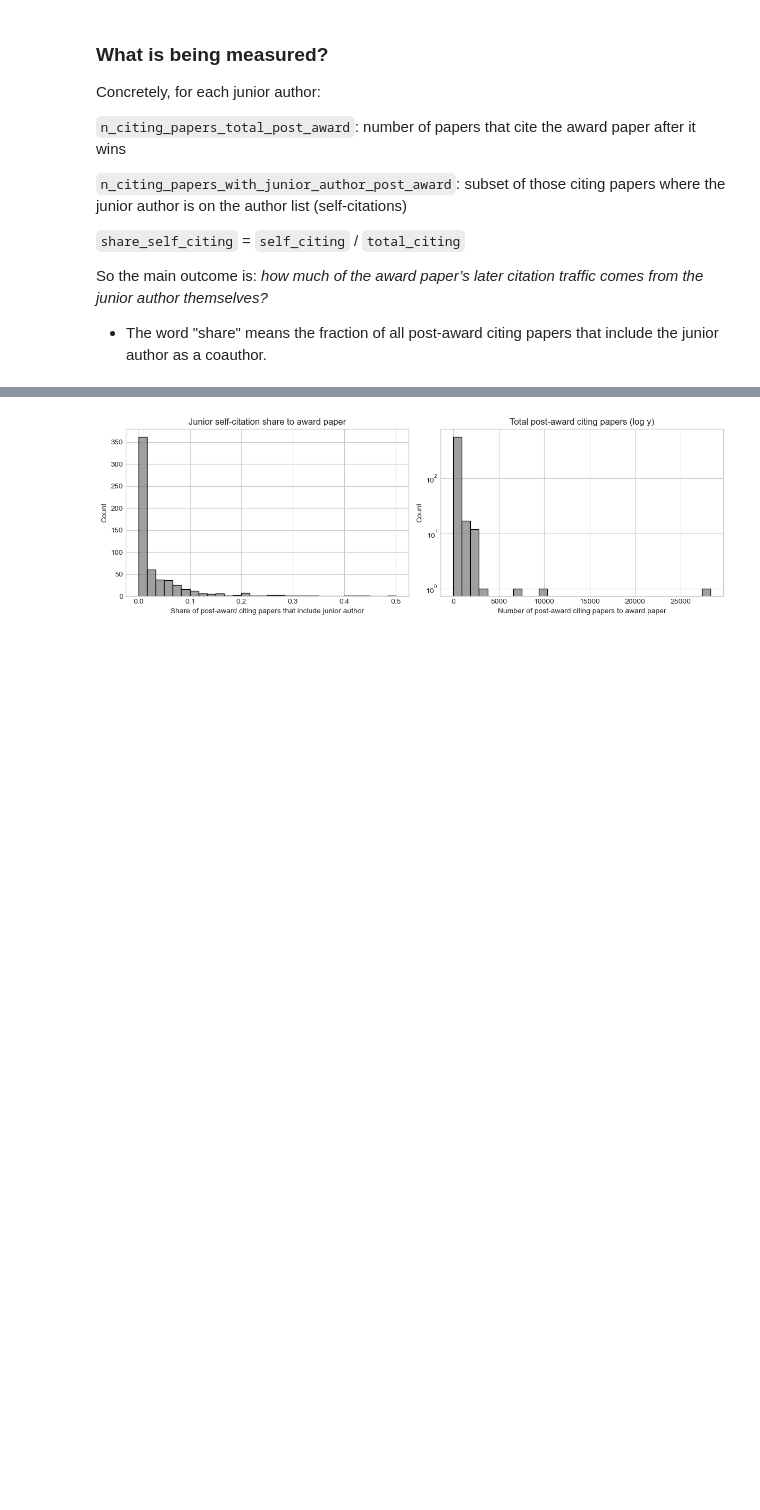
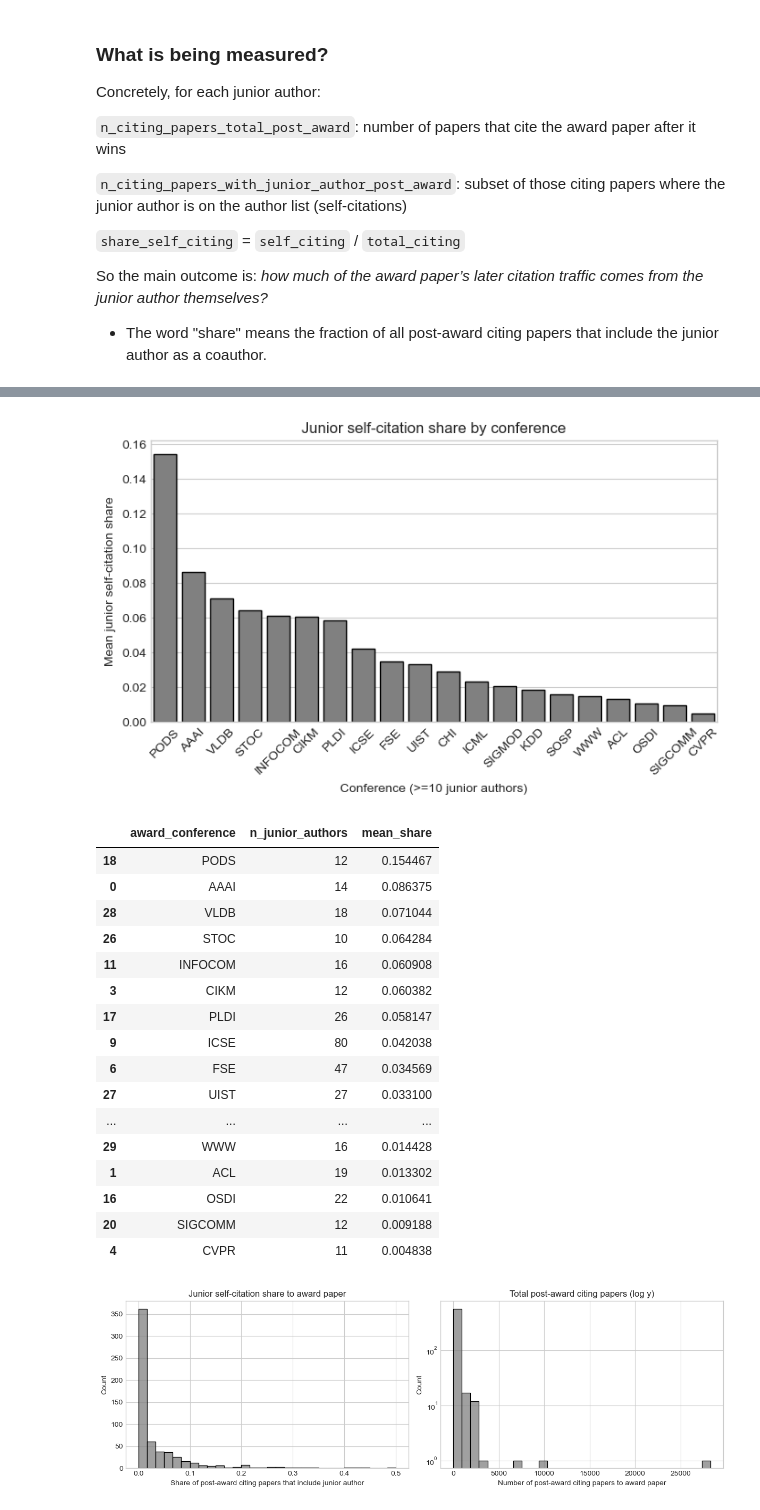
Before and after one commit to AppleShay/thesis-best-paper-trajectories, a Jupyter notebook: notebooks/32_junior_self_cites_analysis.ipynb, the cells around one changed output, grey strips where cells are left out. Cells and saved outputs as stored; diff of their text form; code cells hidden in the pictures; blank space fills up the shorter version.

```diff
--- a/notebooks/32_junior_self_cites_analysis.ipynb
+++ b/notebooks/32_junior_self_cites_analysis.ipynb
@@ -68,3 +140,48 @@ After cleaning: (596, 9)
+# %%
+# Conference-level mean self-citation share (only conferences with >= 10 juniors)
+conf_stats = (
+    df.groupby('award_conference')
+      .agg(n_junior_authors=('junior_author_id', 'nunique'),
+           mean_share=('share_self_citing', 'mean'))
+      .reset_index()
+)
+
+conf_stats_filtered = conf_stats[conf_stats['n_junior_authors'] >= 10].copy()
+conf_stats_filtered = conf_stats_filtered.sort_values('mean_share', ascending=False)
+
+fig, ax = plt.subplots(figsize=(8, 4))
+sns.barplot(data=conf_stats_filtered,
+            x='award_conference', y='mean_share',
+            color='0.5', edgecolor='black', ax=ax)
+ax.set_ylabel('Mean junior self-citation share')
+ax.set_xlabel('Conference (>=10 junior authors)')
+ax.set_title('Junior self-citation share by conference')
+ax.tick_params(axis='x', rotation=45)
+
+fig.savefig(FIG_DIR / '32_selfcite_mean_by_conference.png',
+            dpi=300, bbox_inches='tight')
+plt.show()
+
+conf_stats_filtered
+# %% [output]
+[figure, added]
+|  | award_conference | n_junior_authors | mean_share |
+| 18 | PODS | 12 | 0.154467 |
+| 0 | AAAI | 14 | 0.086375 |
+| 28 | VLDB | 18 | 0.071044 |
+| 26 | STOC | 10 | 0.064284 |
+| 11 | INFOCOM | 16 | 0.060908 |
+| 3 | CIKM | 12 | 0.060382 |
+| 17 | PLDI | 26 | 0.058147 |
+| 9 | ICSE | 80 | 0.042038 |
+| 6 | FSE | 47 | 0.034569 |
+| 27 | UIST | 27 | 0.033100 |
+| ... | ... | ... | ... |
+| 29 | WWW | 16 | 0.014428 |
+| 1 | ACL | 19 | 0.013302 |
+| 16 | OSDI | 22 | 0.010641 |
+| 20 | SIGCOMM | 12 | 0.009188 |
+| 4 | CVPR | 11 | 0.004838 |
 # %%
 # 1. Overall distribution of junior self-citation share
 
```
Also changed, not shown: parts of 10 cells of this notebook, 4 other files.
